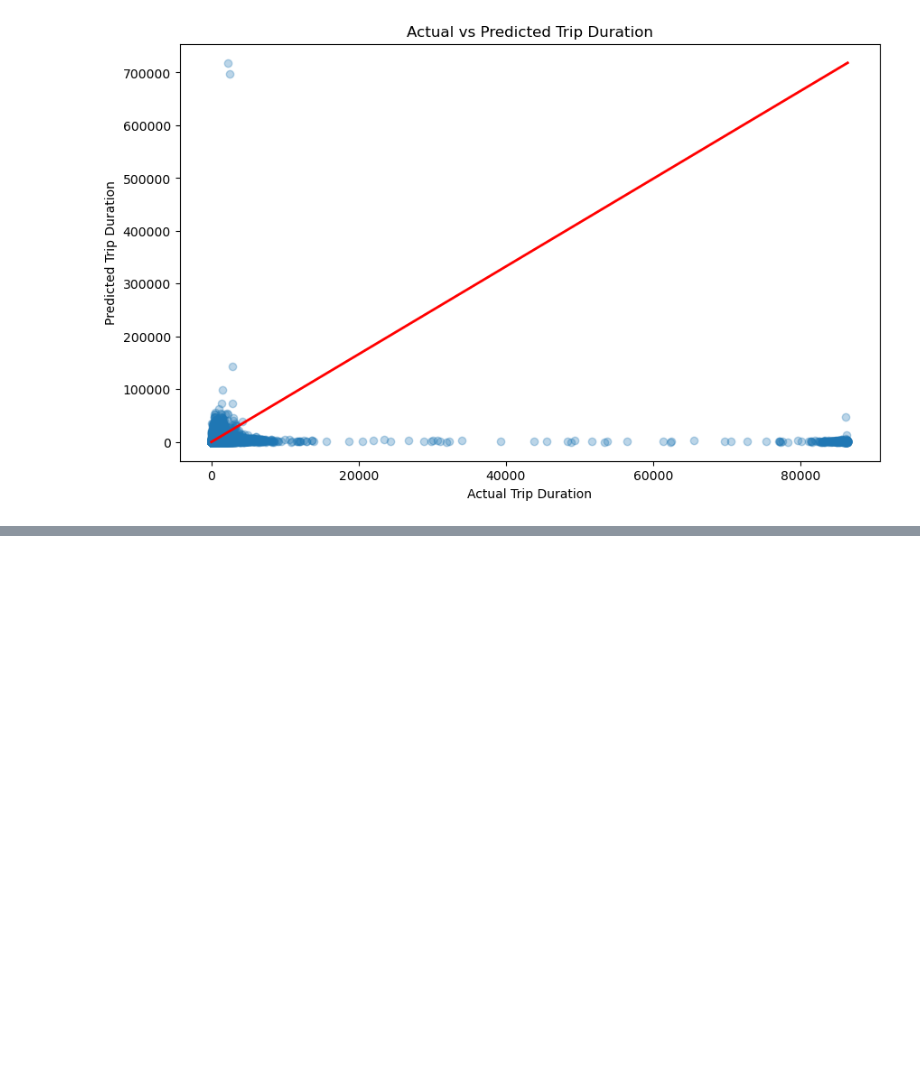
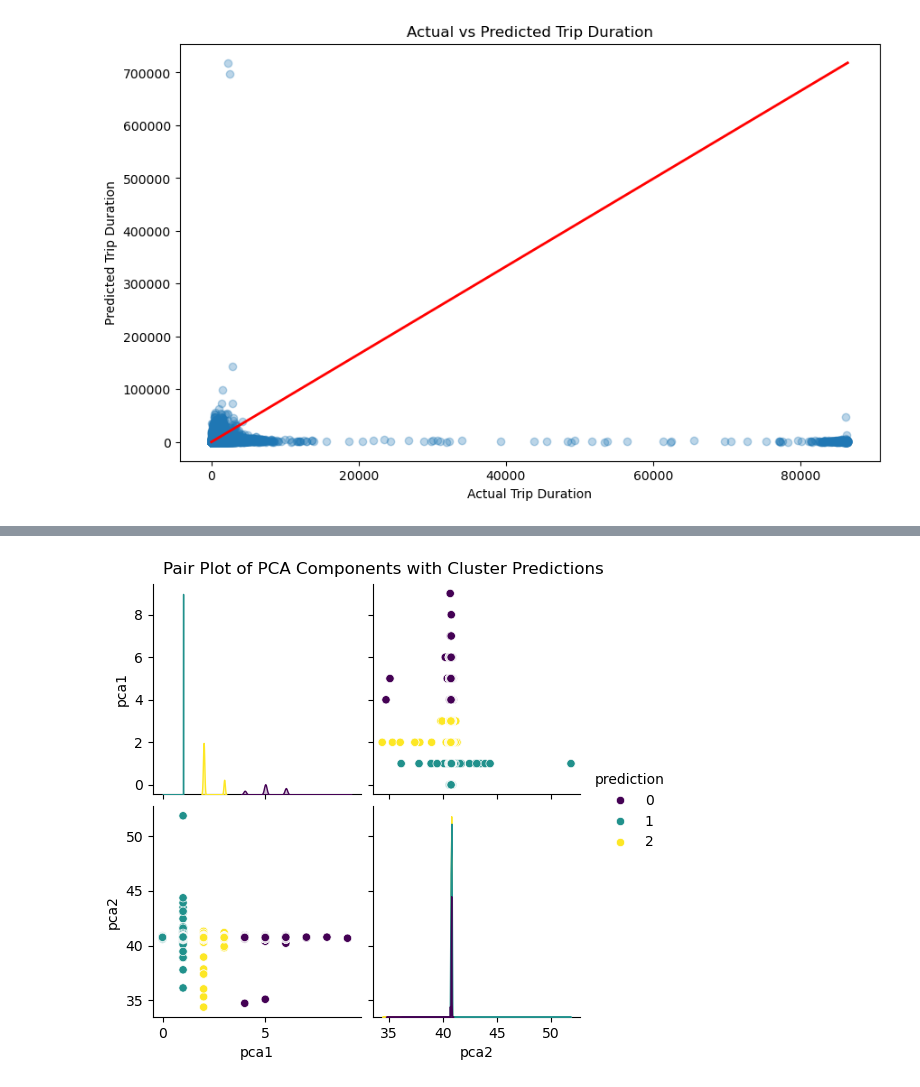
Before and after one commit to FloBeep/Project_4_NYC_TaxiTripData, a Jupyter notebook: local_test_model.ipynb, the cells around one changed output, grey strips where cells are left out. Drawn from its saved outputs; the diff is of its cells as text; code cells hidden in the pictures; blank space fills up the shorter version.

```diff
--- a/local_test_model.ipynb
+++ b/local_test_model.ipynb
@@ -183,0 +367,11 @@ plt.show()
+# %%
+from pyspark.sql.functions import col
+
+# Cast columns to double
+df2_encoded = df2_encoded.withColumn("passenger_count", col("passenger_count").cast("double"))
+df2_encoded = df2_encoded.withColumn("pickup_latitude", col("pickup_latitude").cast("double"))
+df2_encoded = df2_encoded.withColumn("pickup_longitude", col("pickup_longitude").cast("double"))
+df2_encoded = df2_encoded.withColumn("dropoff_latitude", col("dropoff_latitude").cast("double"))
+df2_encoded = df2_encoded.withColumn("dropoff_longitude", col("dropoff_longitude").cast("double"))
+
+df2_encoded.printSchema()
@@ -183,0 +509,6 @@ plt.show()
+# %%
+sns.pairplot(pca_pd, hue='prediction', vars=['pca1', 'pca2'], palette='viridis')
+plt.suptitle('Pair Plot of PCA Components with Cluster Predictions', y=1.02)
+plt.show()
+# %% [output]
+[figure, added]
```
Also changed, not shown: parts of 37 cells of this notebook.
